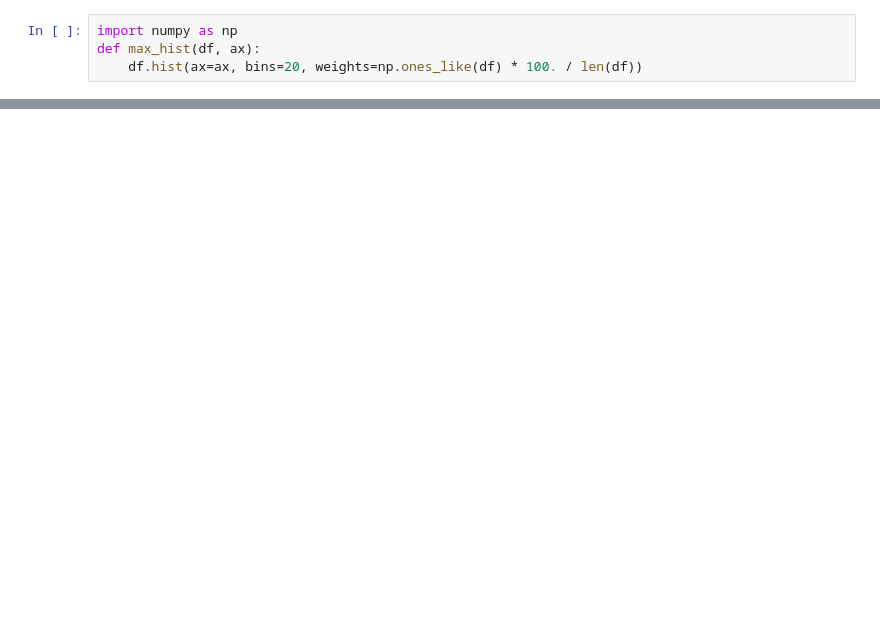
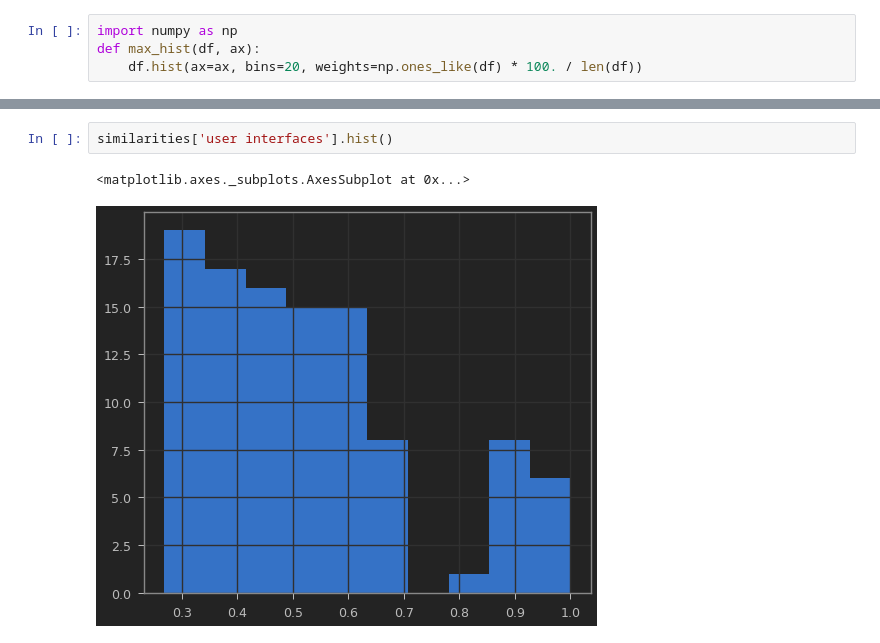
Before and after one commit to nicksettje/unique-search, a Jupyter notebook: backend.ipynb, the cells around one changed output, grey strips where cells are left out. Saved outputs shown, nothing was run; the diff lists cells and outputs as text; blank space fills up the shorter version.

```diff
--- a/backend.ipynb
+++ b/backend.ipynb
@@ -460,0 +566,5 @@ fig.suptitle('Document-Document Similarity <> Document-Topic Similarity');
+# %%
+similarities['user interfaces'].hist()
+# %% [output]
+<matplotlib.axes._subplots.AxesSubplot at 0x...>
+[figure, added]
```
Also changed, not shown: parts of 22 cells of this notebook.
